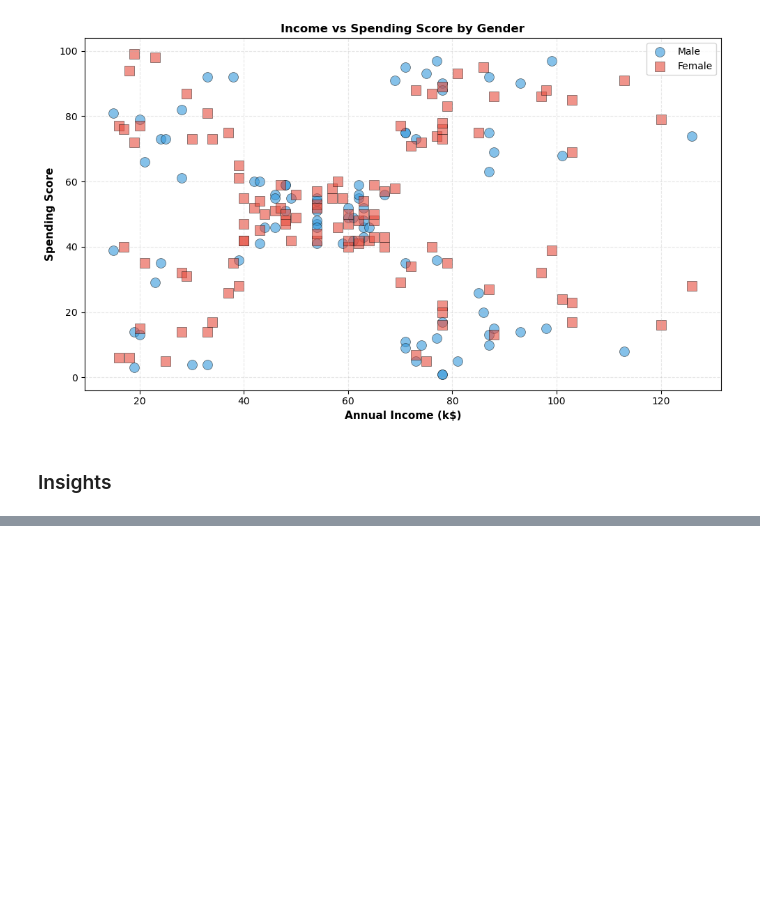
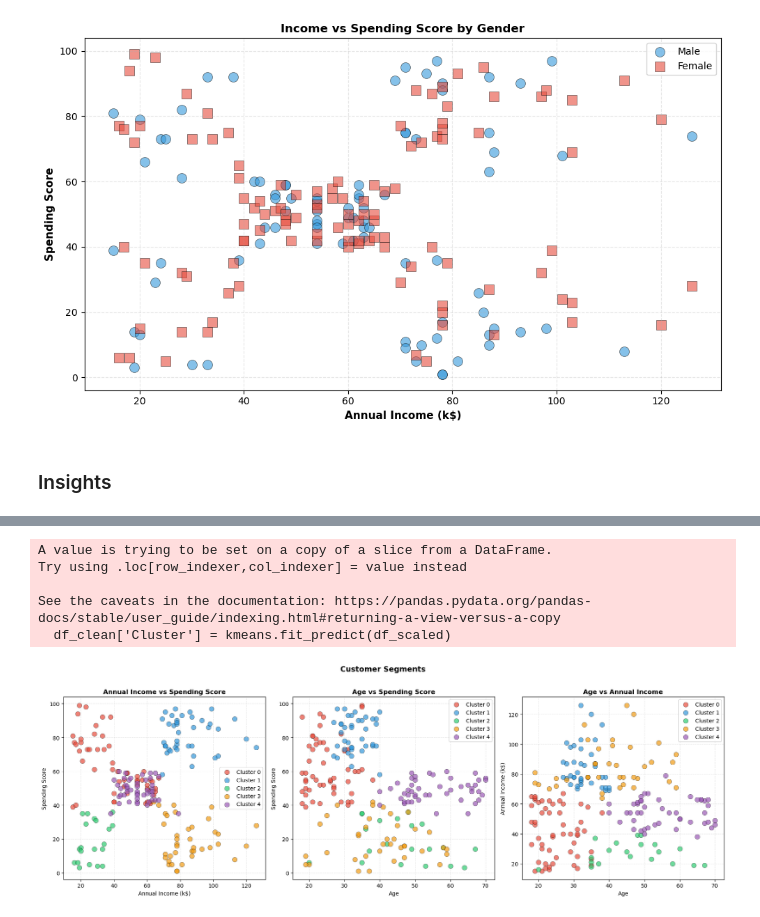
Before and after one commit to joicesebastiao/customer-segmentation-analysis, a Jupyter notebook: notebook/customer-segmentation.ipynb.ipynb, the cells around one changed output, grey strips where cells are left out. Saved outputs shown, nothing was run; the diff lists cells and outputs as text; code cells hidden in the pictures; blank space fills up the shorter version.

```diff
--- a/notebook/customer-segmentation.ipynb.ipynb
+++ b/notebook/customer-segmentation.ipynb.ipynb
@@ -319,0 +411,59 @@ Diving deeper into **1. EDA**:
+# %%
+k = 5
+kmeans = KMeans(n_clusters=k, random_state=42, n_init=10)
+df_clean['Cluster'] = kmeans.fit_predict(df_scaled)
+
+palette = ['#E74C3C', '#3498DB', '#2ECC71', '#F39C12', '#9B59B6']
+cluster_labels = {
+    0: 'Cluster 0', 1: 'Cluster 1', 2: 'Cluster 2',
+    3: 'Cluster 3', 4: 'Cluster 4'
+}
+
+fig, axes = plt.subplots(1, 3, figsize=(18, 6))
+
+# 1. Annual Income vs Spending Score
+for cluster in sorted(df_clean['Cluster'].unique()):
+    subset = df_clean[df_clean['Cluster'] == cluster]
+    axes[0].scatter(subset['Annual Income'], subset['Spending Score'],
+                    label=cluster_labels[cluster], color=palette[cluster],
+                    s=80, alpha=0.7, edgecolors='black', linewidth=0.4)
+axes[0].set_title('Annual Income vs Spending Score', fontweight='bold')
+axes[0].set_xlabel('Annual Income (k$)')
+axes[0].set_ylabel('Spending Score')
+axes[0].legend()
+axes[0].grid(alpha=0.3, linestyle='--')
+
+# 2. Age vs Spending Score
+for cluster in sorted(df_clean['Cluster'].unique()):
+    subset = df_clean[df_clean['Cluster'] == cluster]
+    axes[1].scatter(subset['Age'], subset['Spending Score'],
+                    label=cluster_labels[cluster], color=palette[cluster],
+                    s=80, alpha=0.7, edgecolors='black', linewidth=0.4)
+axes[1].set_title('Age vs Spending Score', fontweight='bold')
+axes[1].set_xlabel('Age')
+axes[1].set_ylabel('Spending Score')
+axes[1].legend()
+axes[1].grid(alpha=0.3, linestyle='--')
+
+# 3. Age vs Annual Income
+for cluster in sorted(df_clean['Cluster'].unique()):
+    subset = df_clean[df_clean['Cluster'] == cluster]
+    axes[2].scatter(subset['Age'], subset['Annual Income'],
+                    label=cluster_labels[cluster], color=palette[cluster],
+                    s=80, alpha=0.7, edgecolors='black', linewidth=0.4)
+axes[2].set_title('Age vs Annual Income', fontweight='bold')
+axes[2].set_xlabel('Age')
+axes[2].set_ylabel('Annual Income (k$)')
+axes[2].legend()
+axes[2].grid(alpha=0.3, linestyle='--')
+
+plt.suptitle('Customer Segments', fontsize=14, fontweight='bold', y=1.02)
+plt.tight_layout()
+plt.show()
+# %% [output]
+A value is trying to be set on a copy of a slice from a DataFrame.
+Try using .loc[row_indexer,col_indexer] = value instead
+
+See the caveats in the documentation: https://pandas.pydata.org/pandas-docs/stable/user_guide/indexing.html#returning-a-view-versus-a-copy
+  df_clean['Cluster'] = kmeans.fit_predict(df_scaled)
+[figure, added]
```
Also changed, not shown: parts of 37 cells of this notebook.
